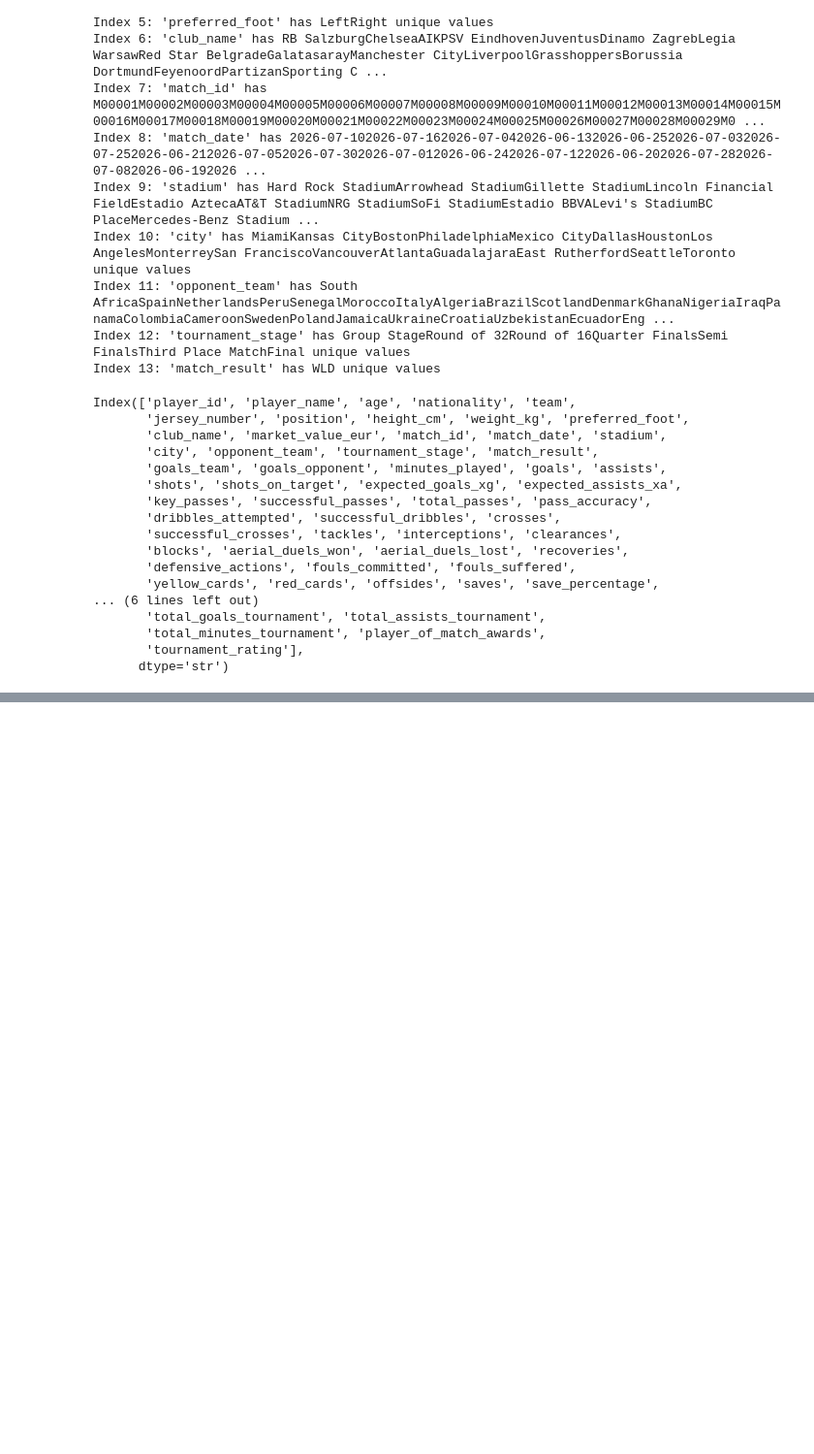
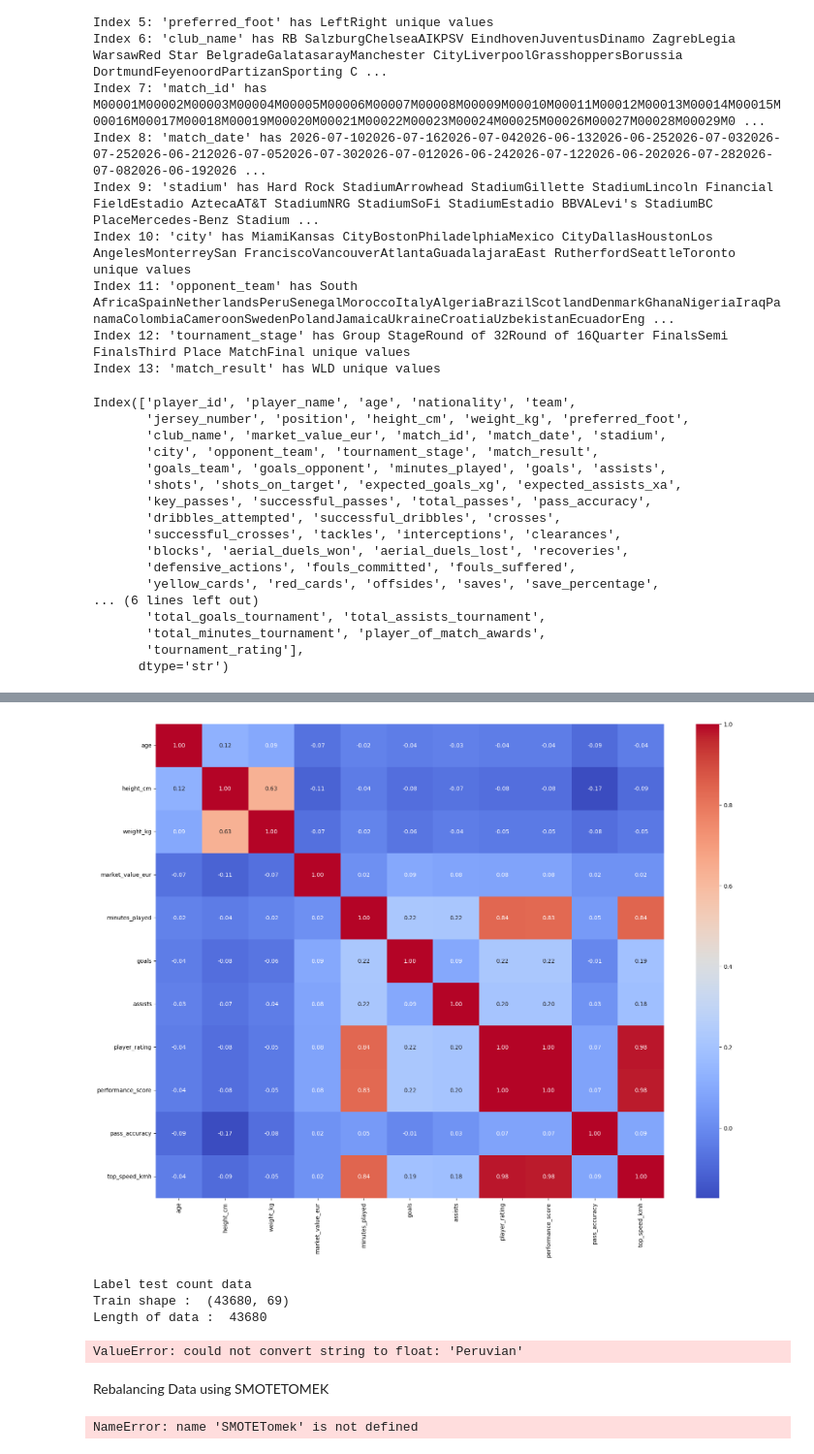
Before and after one commit to tiopramana/machine_learning, a Jupyter notebook: Project/Fifa_World_Cup/main.ipynb, the cells around one changed output, grey strips where cells are left out. Shown at 97% size. Cells and saved outputs as stored; diff of their text form; code cells hidden in the pictures; blank space fills up the shorter version.

```diff
--- a/Project/Fifa_World_Cup/main.ipynb
+++ b/Project/Fifa_World_Cup/main.ipynb
@@ -167,0 +217,74 @@ Passing `palette` without assigning `hue` is deprecated and will be removed in v
+# %%
+# EDA heatmap to get best feature
+
+plt.figure(figsize=(20,15))
+
+num_cols = ['age', 'height_cm', 'weight_kg', 'market_value_eur',
+            'minutes_played', 'goals', 'assists', 'player_rating',
+            'performance_score', 'pass_accuracy', 'top_speed_kmh']
+
+sns.heatmap(dfe[num_cols].corr(), annot=True, cmap='coolwarm', fmt=".2f")
+
+plt.show()
+# %% [output]
+[figure, added]
+# %%
+drop_cols_reg = ['player_rating', 'performance_score']
+
+
+y_reg = dfe['player_rating']
+X_reg = dfe.drop(drop_cols_reg, axis=1)
+
+
+y_clf = dfe['match_result']
+X_clf = dfe.drop(columns=['match_result'])
+
+# Train test split For Regression
+
+X_train_reg, X_valid_reg, y_train_reg, y_valid_reg = train_test_split(X_reg, y_reg, test_size=0.2, random_state=42)
+
+# Train test for Classification
+
+X_train_clf, X_valid_clf, y_train_clf, y_valid_clf = train_test_split(X_clf, y_clf, test_size=0.2, random_state=42 )
+
+
+print("Label test count data")
+print("Train shape : ", X_train_reg.shape)
+print("Length of data : ",len(y_train_reg))
+# %% [output]
+Label test count data
+Train shape :  (43680, 69)
+Length of data :  43680
+# %%
+# Scalling data x train
+
+scaler = StandardScaler()
+
+# Scalling for regression X and y
+X_train_reg_scaled = scaler.fit_transform(X_train_reg)
+X_valid_reg_scaled = scaler.fit_transform(X_valid_reg)
+
+y_train_reg_scaled = scaler.fit_transform(y_train_reg)
+y_valid_reg_scaled = scaler.fit_transform(y_valid_reg)
+
+# Scalling for classification X and y
+
+X_train_clf_scaled = scaler.fit_transform(X_train_clf)
+X_valid_clf_scaled = scaler.fit_transform(X_valid_clf)
+
+y_train_clf_scaled = scaler.fit_transform(y_train_clf)
+y_valid_clf_scaled = scaler.fit_transform(y_valid_clf)
+# %% [output]
+ValueError: could not convert string to float: 'Peruvian'
+# %% [markdown]
+Rebalancing Data using SMOTETOMEK
+# %%
+smote = SMOTETomek()
+
+X_train_clf_scaled_balanced, y_train_clf_scaled_balanced = smote.fit_resample(X_train_clf_scaled, y_train_clf_scaled)
+
+print("Label test count data")
+print("Train Regession Shape  : ", X_train_reg_scaled.shape)
+print("Train Classification (Setelah SMOTE) Shape : ", X_train_clf_scaled_balanced.shape)
+# %% [output]
+NameError: name 'SMOTETomek' is not defined
```
Also changed, not shown: parts of 3 cells of this notebook, 1 other file.
